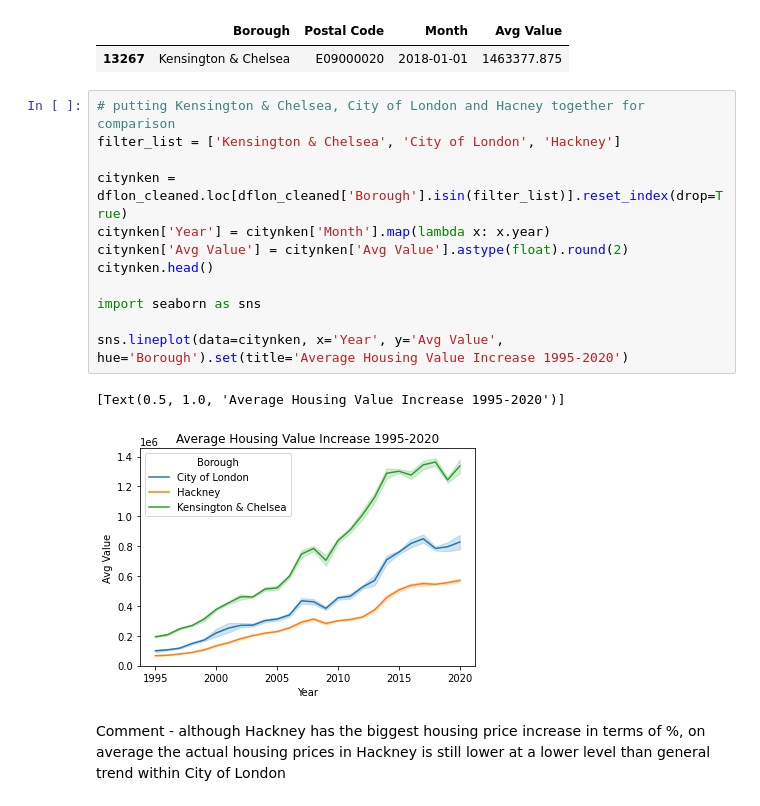
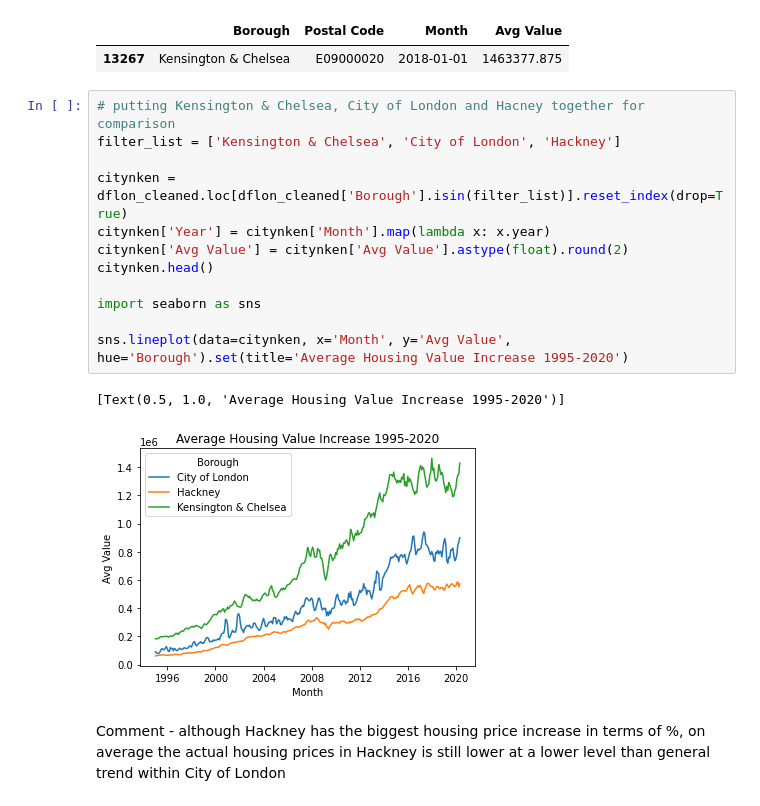
Before and after one commit to jade-lam/Springboard-DSC, a Jupyter notebook: Unit_4_Challenge_Tier_3.ipynb, the cells around one changed output. Saved outputs shown, nothing was run; the diff lists cells and outputs as text.

```diff
--- a/Unit_4_Challenge_Tier_3.ipynb
+++ b/Unit_4_Challenge_Tier_3.ipynb
@@ -458,18 +458,18 @@ dflon_cleaned.loc[dflon_cleaned['Avg Value'] == dflon_cleaned['Avg Value'].max()
 # %%
 # putting Kensington & Chelsea, City of London and Hacney together for comparison
 filter_list = ['Kensington & Chelsea', 'City of London', 'Hackney']
 
 citynken = dflon_cleaned.loc[dflon_cleaned['Borough'].isin(filter_list)].reset_index(drop=True)
 citynken['Year'] = citynken['Month'].map(lambda x: x.year)
 citynken['Avg Value'] = citynken['Avg Value'].astype(float).round(2)
 citynken.head()
 
 import seaborn as sns
 
-sns.lineplot(data=citynken, x='Year', y='Avg Value', hue='Borough').set(title='Average Housing Value Increase 1995-2020')
+sns.lineplot(data=citynken, x='Month', y='Avg Value', hue='Borough').set(title='Average Housing Value Increase 1995-2020')
 # %% [output]
 [Text(0.5, 1.0, 'Average Housing Value Increase 1995-2020')]
-[figure, old version]
+[figure, new version]
 # %% [markdown]
 Comment - although Hackney has the biggest housing price increase in terms of %, on average the actual housing prices in Hackney is still lower at a lower level than general trend within City of London
 # %% [markdown]
```
Also changed, not shown: parts of 1 cell of this notebook.
